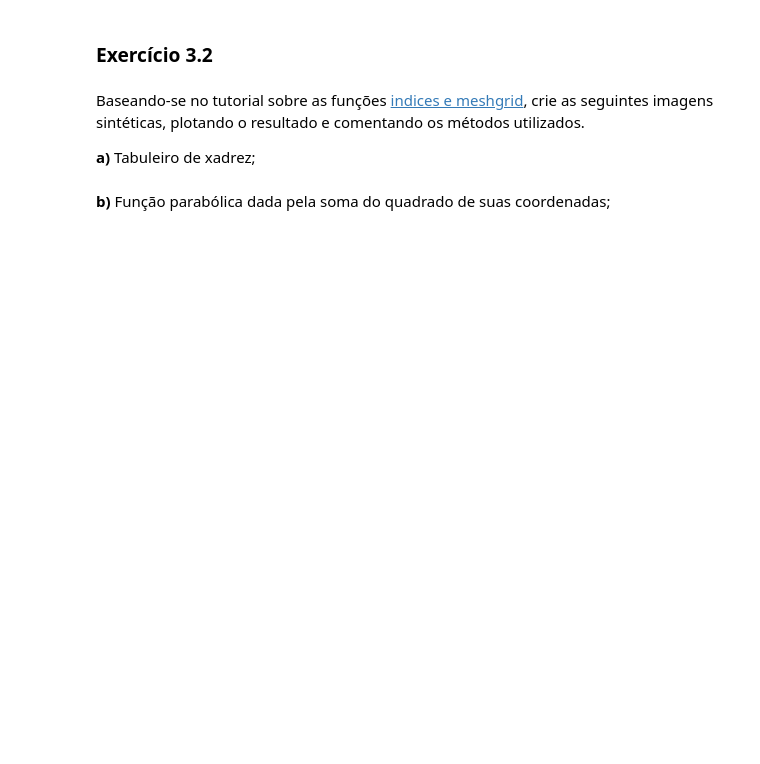
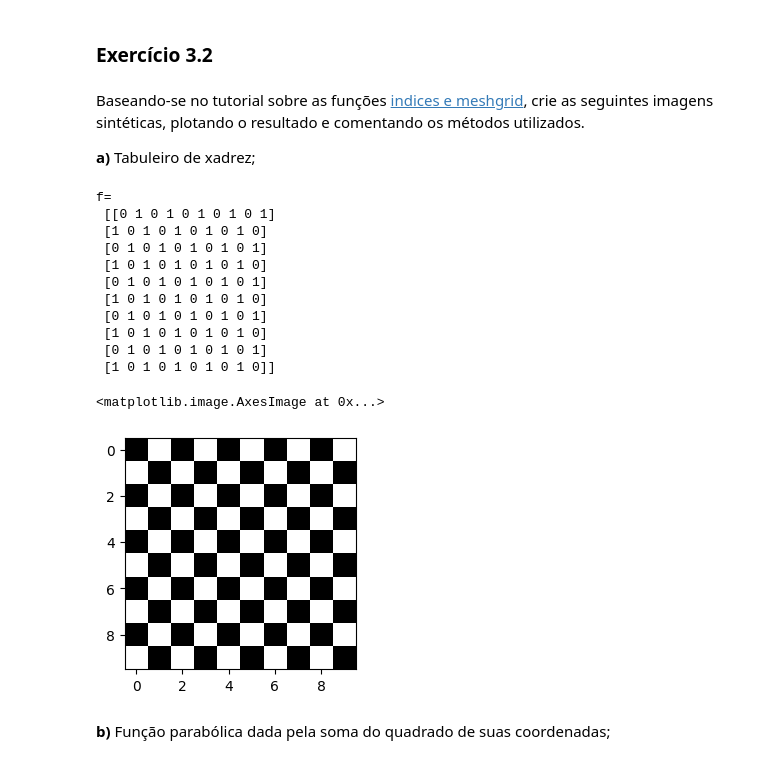
Before and after one commit to milqsimmer/IA905a, a Jupyter notebook: Ex01_261300.ipynb, the cells around one changed output. Drawn from its saved outputs; the diff is of its cells as text; code cells hidden in the pictures; blank space fills up the shorter version.

```diff
--- a/Ex01_261300.ipynb
+++ b/Ex01_261300.ipynb
@@ -323,2 +341,29 @@ Baseando-se no tutorial sobre as funções [indices e meshgrid](https://github.c
+# %%
+# Seu código aqui
+
+rows = np.arange(10)
+cols = np.arange(10)
+r, c = np.meshgrid(rows, cols, indexing='ij')
+# print('r = \n', r)
+# print('c = \n', c)
+f = (r + c) % 2
+print('f=\n', f )
+
+plt.figure(figsize = (3,3))
+plt.imshow(f,vmin=0, vmax=1, cmap='gray')
+# %% [output]
+f=
+ [[0 1 0 1 0 1 0 1 0 1]
+ [1 0 1 0 1 0 1 0 1 0]
+ [0 1 0 1 0 1 0 1 0 1]
+ [1 0 1 0 1 0 1 0 1 0]
+ [0 1 0 1 0 1 0 1 0 1]
+ [1 0 1 0 1 0 1 0 1 0]
+ [0 1 0 1 0 1 0 1 0 1]
+ [1 0 1 0 1 0 1 0 1 0]
+ [0 1 0 1 0 1 0 1 0 1]
+ [1 0 1 0 1 0 1 0 1 0]]
+<matplotlib.image.AxesImage at 0x...>
+[figure, added]
 # %% [markdown]
 **b)** Função parabólica dada pela soma do quadrado de suas coordenadas;
```
Also changed, not shown: parts of 16 cells of this notebook.
